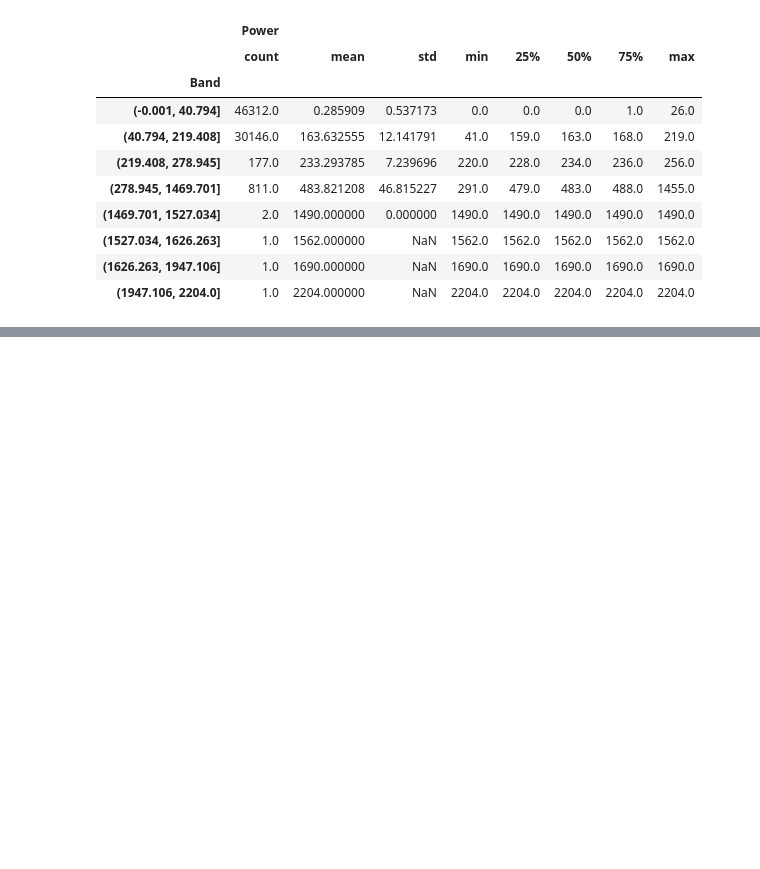
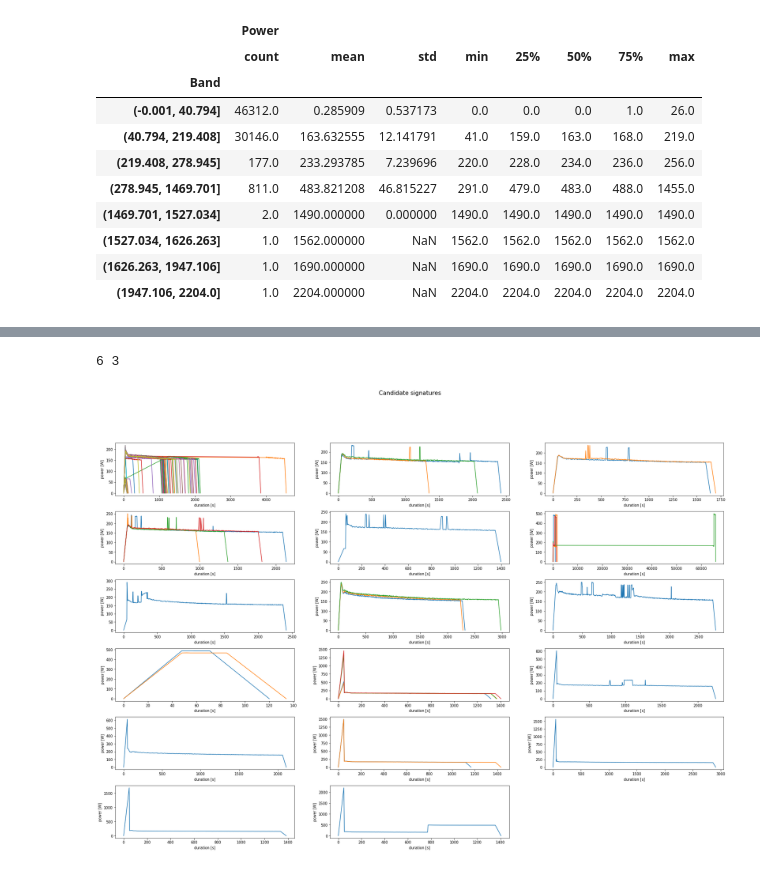
Before and after one commit to andredami/electrical-power-signature-extraction, a Jupyter notebook: REDD-exploration.ipynb, the cells around one changed output, grey strips where cells are left out. Cells and saved outputs as stored; diff of their text form; code cells hidden in the pictures; blank space fills up the shorter version.

Commit message:
Signature candidate grouping

```diff
--- a/REDD-exploration.ipynb
+++ b/REDD-exploration.ipynb
@@ -162,7 +161,7 @@ plt.show()
 # %% [output]
 [figure]
 # %%
-bands = [channel.min()] + x[min_pos].tolist() + [channel.max()]
+bands = np.unique(np.array([channel.min()] + x[min_pos].tolist() + [channel.max()]))
 
 banded_channel = pd.DataFrame({'Power': channel})
 banded_channel['Band'] = pd.cut(banded_channel['Power'], bins=x[min_pos], include_lowest=True)
@@ -275,7 +274,7 @@ def aggregate_bands(dataset, column_label, initial_bands_delimiters, joining_thr
 from tqdm.notebook import tnrange, tqdm
 
 band_counts = []
-INTERVALS = 250
+INTERVALS = 100
 for v in tnrange(INTERVALS, desc = 'threshold exploration'):
     i = v / INTERVALS
     band_counts = band_counts + [(i, len(aggregate_bands(pd.DataFrame({'Power': channel}), 'Power', np.array(bands), joining_threshold=i)['Band'].unique()))]
@@ -344,7 +343,8 @@ axes.legend()
 axes.grid(which='both')
 plt.show()
 
-opt_banded_channel.groupby('Band').describe()
+stats_opt_banded_channel = opt_banded_channel.groupby('Band').describe()
+stats_opt_banded_channel
 # %% [output]
 [figure]
 |  | Power |  |  |  |  |  |  |  |
@@ -360,0 +363,5 @@ opt_banded_channel.groupby('Band').describe()
+# %%
+bands = opt_banded_channel['Band'].dtype
+zero_band = bands.categories[0]
+zero_mean = stats_opt_banded_channel.loc[zero_band, ('Power', 'mean')]
+mean_sampling_period = np.diff(opt_banded_channel.index.values).mean()
@@ -360,0 +412,36 @@ opt_banded_channel.groupby('Band').describe()
+# %%
+fig = plt.figure()
+fig.tight_layout()
+fig.subplots_adjust(hspace=0.3)
+cols = 3
+rows = len(candidate_groups) // cols + 1
+print(rows, cols)
+axes = [fig.add_subplot(rows, cols, i+1) for i in range(len(candidate_groups))]
+fig.suptitle('Candidate signatures', fontsize=16)
+
+for (idx, (key, group)) in enumerate(candidate_groups):
+    axes[idx].set_xlabel('duration [s]')
+    axes[idx].set_ylabel('power [W]')
+    for id in group['Candidate_ID']:
+        candidate_signature = candidate_signatures.get_group(id)
+        # duration unit
+        start = candidate_signature.index.min()
+        end = candidate_signature.index.max()
+        candidate_signature.index = [candidate_signature.index - start + mean_sampling_period]
+        candidate_signature = pd.concat([pd.DataFrame({'Power': [zero_mean]}, index = [ start - start ]), candidate_signature, pd.DataFrame({'Power': [zero_mean]}, index = [ end - start + 2 * mean_sampling_period ])], axis=0, join='outer',ignore_index=False, copy=True)
+
+        def fix_index(broken_index):
+            try:
+                [idx] = broken_index
+                return idx
+            except TypeError:
+                return broken_index
+
+        candidate_signature.index = [fix_index(v) for v in candidate_signature.index]
+
+        axes[idx].plot([pd.to_timedelta(v).seconds for v in candidate_signature.index.values], candidate_signature['Power'])
+
+plt.show()
+# %% [output]
+6 3
+[figure, added]
```
Also changed, not shown: parts of 9 cells of this notebook.
